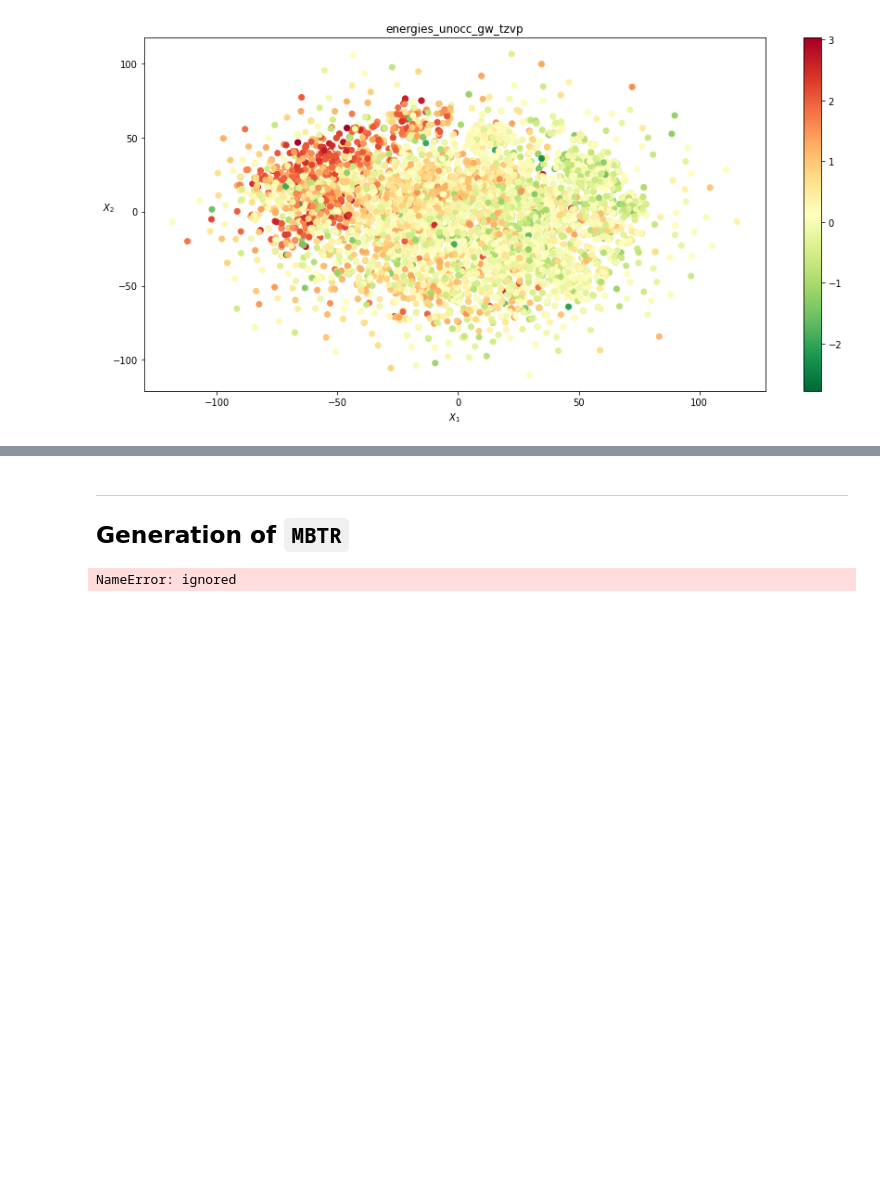
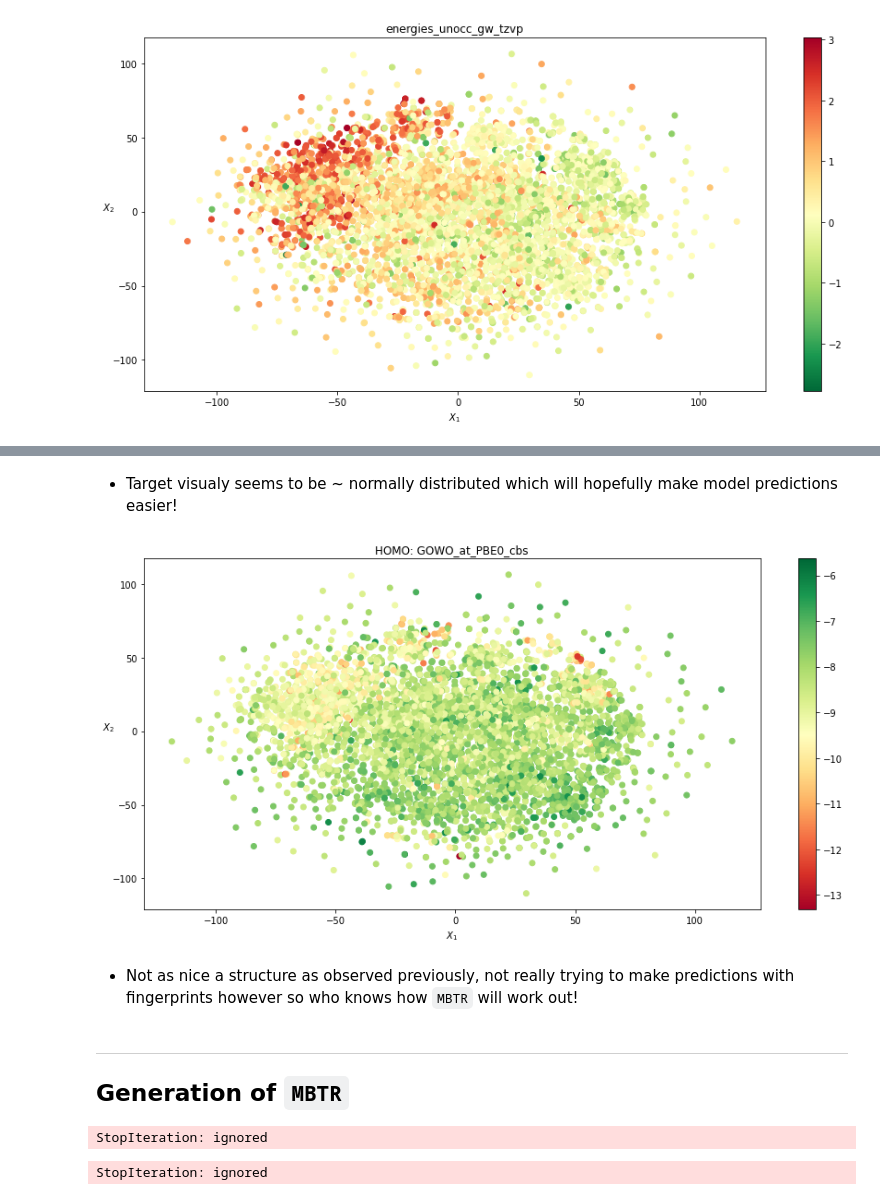
Before and after one commit to billalsohail/ML4MC, a Jupyter notebook: Calum_ML_playaround.ipynb, the cells around one changed output, grey strips where cells are left out. Drawn from its saved outputs; the diff is of its cells as text; code cells hidden in the pictures; blank space fills up the shorter version.

Commit message:
starting on MBTR

```diff
--- a/Calum_ML_playaround.ipynb
+++ b/Calum_ML_playaround.ipynb
@@ -166,3 +181,17 @@ plt.show()
+# %% [markdown]
+* Target visualy seems to be ~ normally distributed which will hopefully make model predictions easier!
+# %%
+plt.figure(figsize=(15, 7))
+plt.title(F'{level_type}: {data_subset}')
+p = plt.scatter(embedding[:, 0], embedding[:, 1], c=y, cmap='RdYlGn')
+plt.colorbar(p)
+plt.xlabel('$X_1$')
+plt.ylabel('$X_2$', rotation=0)
+plt.show()
+# %% [output]
+[figure, added]
+# %% [markdown]
+* Not as nice a structure as observed previously, not really trying to make predictions with fingerprints however so who knows how `MBTR` will work out!
 # %% [markdown]
 ___
 ## Generation of `MBTR`
@@ -171,12 +200,21 @@ def xyz_to_atoms(xyz):
     file = io.StringIO()
     file.write(xyz)
     return read(file, format='xyz')
+# %%
+atoms = []
+
+for xyz in tqdm(df['xyz_pbe_relaxed'].to_list()):
+    f = io.StringIO()
+    f.write(xyz)
+    atoms.append(read(f, format='xyz'))
+# %% [output]
+StopIteration: ignored
 # %%
 df['atoms'] = df['xyz_pbe_relaxed'].apply(xyz_to_atoms)
-df['unique_atomic_numbers'] = df['atoms'].apply(lambda x: list(set(x.numbers)))
-all_atomic_numbers = set([a for b in df['unique_atomic_numbers'] for a in b])
+#df['unique_atomic_numbers'] = df['atoms'].apply(lambda x: list(set(x.numbers)))
+#all_atomic_numbers = set([a for b in df['unique_atomic_numbers'] for a in b])
 # %% [output]
-NameError: ignored
+StopIteration: ignored
 # %%
 mbtr = feature_calc  = MBTR(
     species=all_atomic_numbers,
```
Also changed, not shown: parts of 4 cells of this notebook.
